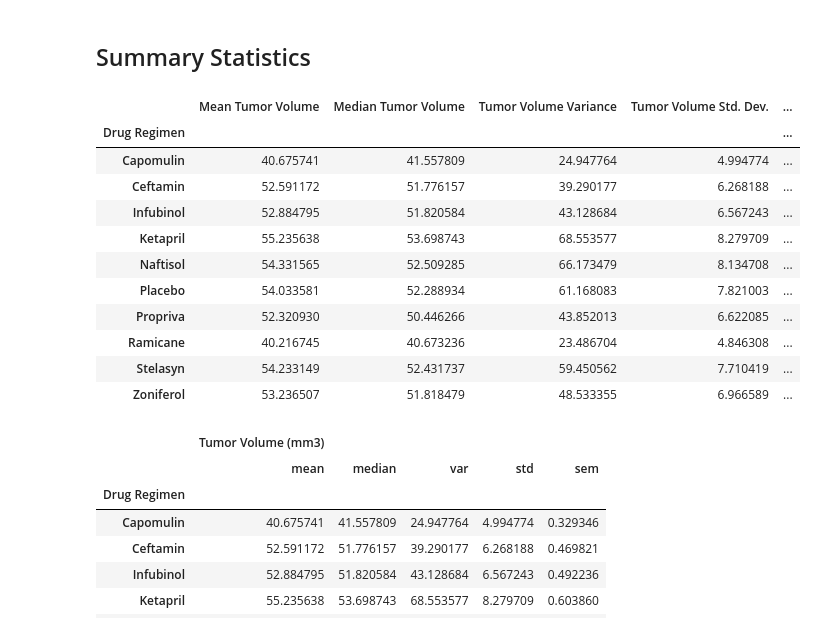
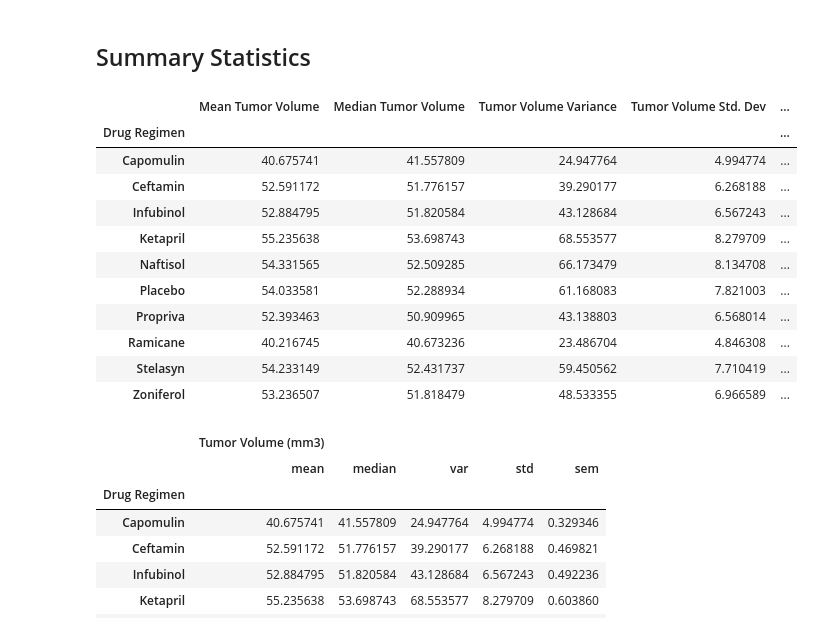
Before and after one commit to GueroGuero/matplotlib-challenge, a Jupyter notebook: Pymaceuticals/pymaceuticals_starter.ipynb, the cells around one changed output. Drawn from its saved outputs; the diff is of its cells as text; code cells hidden in the pictures.

```diff
--- a/Pymaceuticals/pymaceuticals_starter.ipynb
+++ b/Pymaceuticals/pymaceuticals_starter.ipynb
@@ -93,11 +93,24 @@ print(len(cleandata["Mouse ID"].unique()))
 # %%
 # Generate a summary statistics table of mean, median, variance, standard deviation, and SEM of the tumor volume for each regimen
 
 # Use groupby and summary statistical methods to calculate the following properties of each drug regimen:
 # mean, median, variance, standard deviation, and SEM of the tumor volume.
 # Assemble the resulting series into a single summary DataFrame.
+drug_reg = cleandata.groupby(["Drug Regimen"])
+tumormean = drug_reg["Tumor Volume (mm3)"].mean()
+tumormedian = drug_reg["Tumor Volume (mm3)"].median()
+tumorvariance = drug_reg["Tumor Volume (mm3)"].var()
+tumorstd = drug_reg["Tumor Volume (mm3)"].std()
+tumorsem = drug_reg["Tumor Volume (mm3)"].sem()
+
+tumor_summary = pd.DataFrame({"Mean Tumor Volume": tumormean,
+                              "Median Tumor Volume" : tumormedian,
+                              "Tumor Volume Variance": tumorvariance,
+                              "Tumor Volume Std. Dev" : tumorstd,
+                              "Tumor Volume Std. Err." : tumorsem})
+tumor_summary
 # %% [output]
-|  | Mean Tumor Volume | Median Tumor Volume | Tumor Volume Variance | Tumor Volume Std. Dev. | ... |
+|  | Mean Tumor Volume | Median Tumor Volume | Tumor Volume Variance | Tumor Volume Std. Dev | ... |
 | Drug Regimen |  |  |  |  | ... |
 | Capomulin | 40.675741 | 41.557809 | 24.947764 | 4.994774 | ... |
 | Ceftamin | 52.591172 | 51.776157 | 39.290177 | 6.268188 | ... |
@@ -105,7 +118,7 @@ print(len(cleandata["Mouse ID"].unique()))
 | Ketapril | 55.235638 | 53.698743 | 68.553577 | 8.279709 | ... |
 | Naftisol | 54.331565 | 52.509285 | 66.173479 | 8.134708 | ... |
 | Placebo | 54.033581 | 52.288934 | 61.168083 | 7.821003 | ... |
-| Propriva | 52.320930 | 50.446266 | 43.852013 | 6.622085 | ... |
+| Propriva | 52.393463 | 50.909965 | 43.138803 | 6.568014 | ... |
 | Ramicane | 40.216745 | 40.673236 | 23.486704 | 4.846308 | ... |
 | Stelasyn | 54.233149 | 52.431737 | 59.450562 | 7.710419 | ... |
 | Zoniferol | 53.236507 | 51.818479 | 48.533355 | 6.966589 | ... |
```
